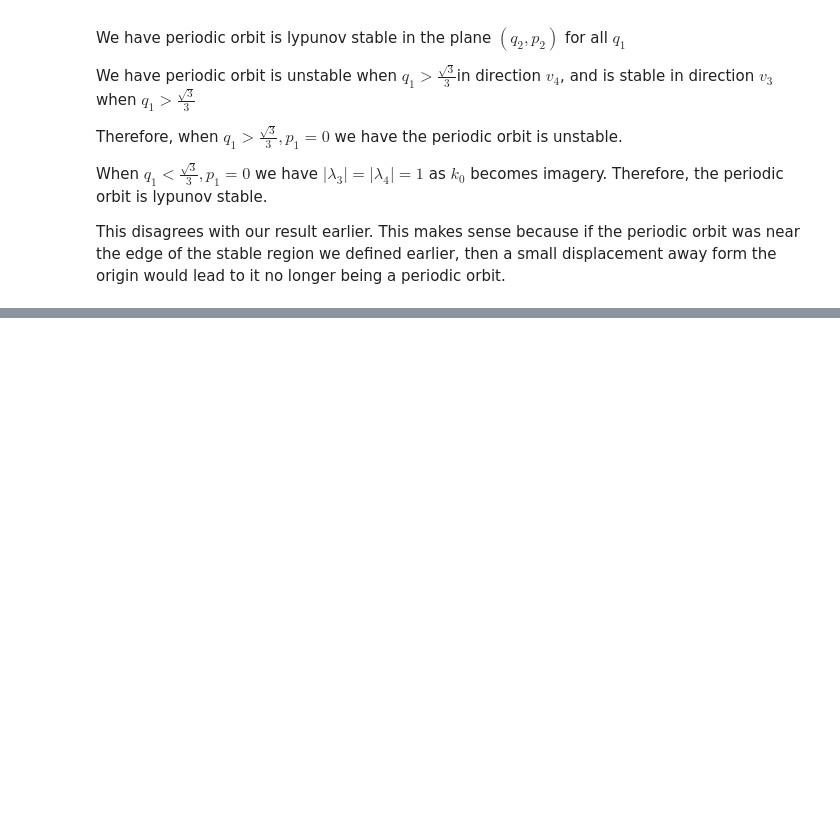
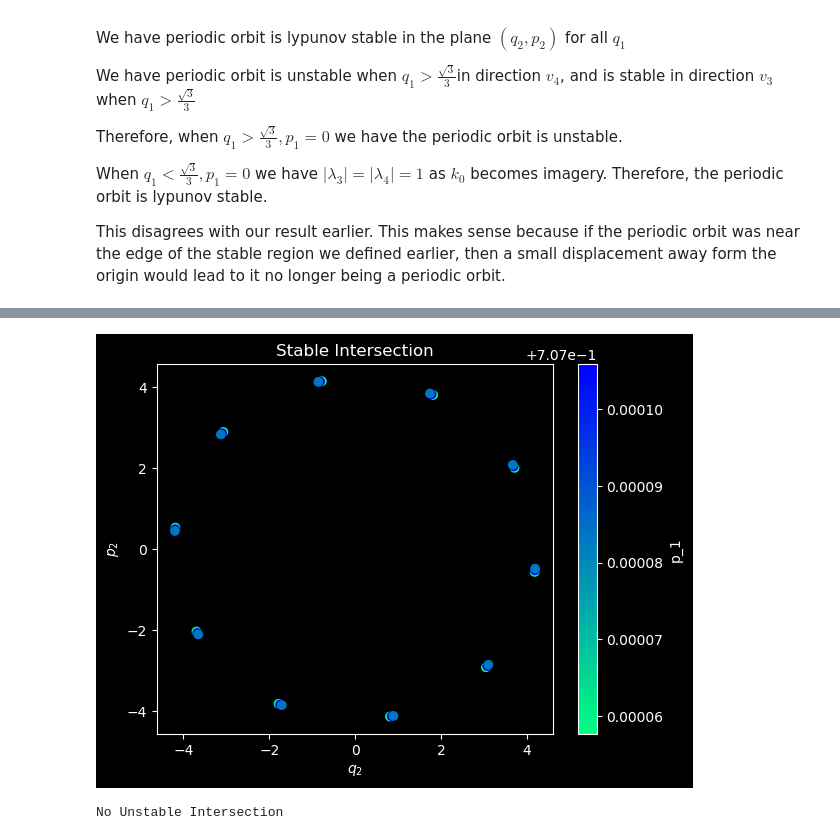
Before and after one commit to Hitthesurf/Helium_Atom, a Jupyter notebook: n-DOF_Hamiltonian_Examples.ipynb, the cells around one changed output, grey strips where cells are left out. Drawn from its saved outputs; the diff is of its cells as text; code cells hidden in the pictures; blank space fills up the shorter version.

```diff
--- a/n-DOF_Hamiltonian_Examples.ipynb
+++ b/n-DOF_Hamiltonian_Examples.ipynb
@@ -942,0 +956,6 @@ array([[ 1.00e+00,  0.00e+00, -4.70e-13,  0.00e+00],
+# %%
+ODE.Intersection(2*np.pi,[1,2.983,0,2.983])
+#1.02412
+# %% [output]
+[figure, added]
+No Unstable Intersection
```
Also changed, not shown: parts of 14 cells of this notebook, 4 other files.
